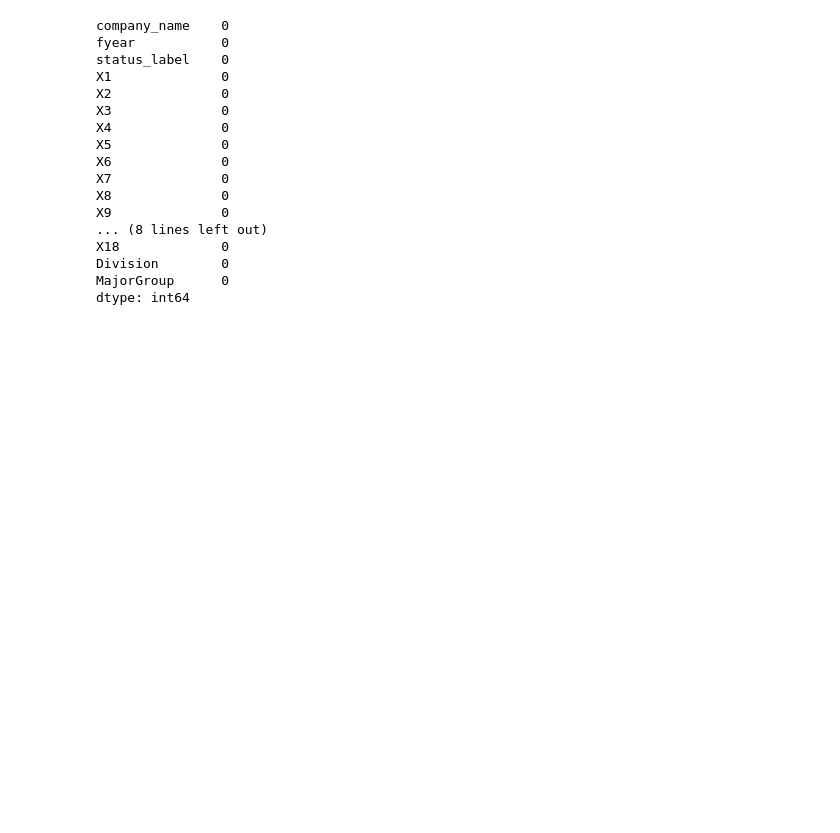
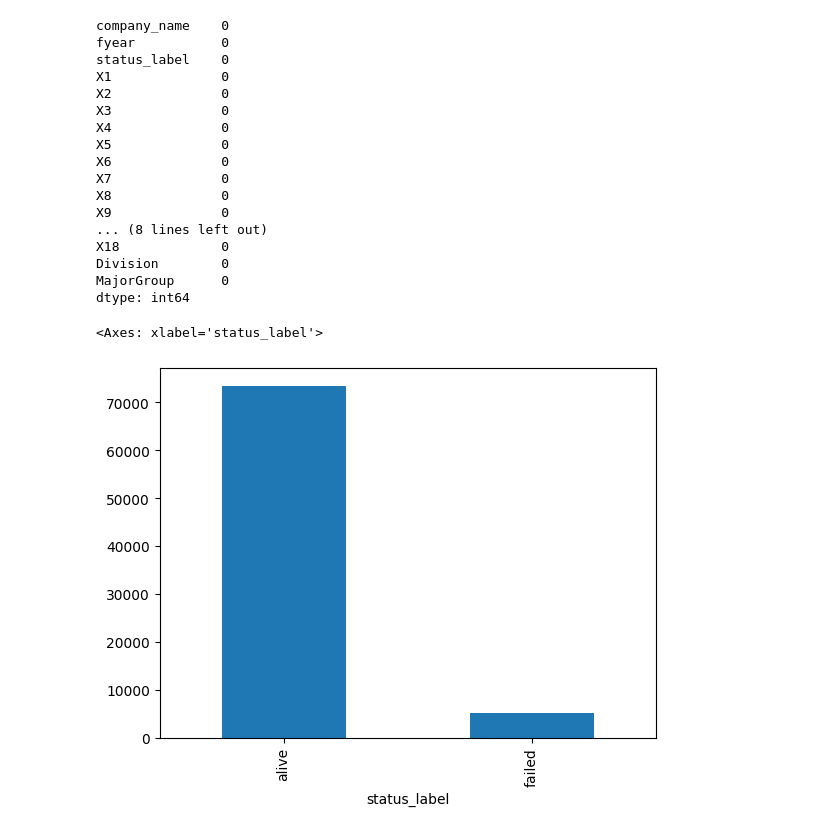
Before and after one commit to Vincent2308/Corporate-Bankruptcy, a Jupyter notebook: notebooks/week1/usa_eda.ipynb, the cells around one changed output. Saved outputs shown, nothing was run; the diff lists cells and outputs as text; code cells hidden in the pictures; blank space fills up the shorter version.

```diff
--- a/notebooks/week1/usa_eda.ipynb
+++ b/notebooks/week1/usa_eda.ipynb
@@ -66,3 +66,8 @@ X18             0
 Division        0
 MajorGroup      0
 dtype: int64
+# %%
+df['status_label'].value_counts().plot(kind='bar')
+# %% [output]
+<Axes: xlabel='status_label'>
+[figure, added]
```
Also changed, not shown: parts of 1 cell of this notebook, 2 other files.
